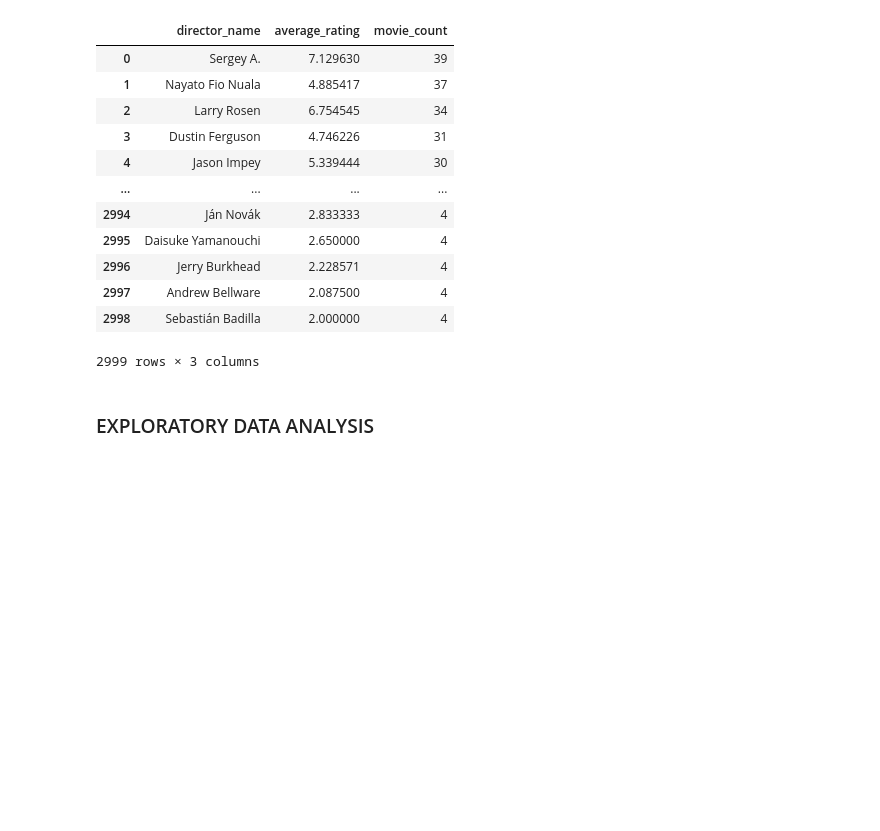
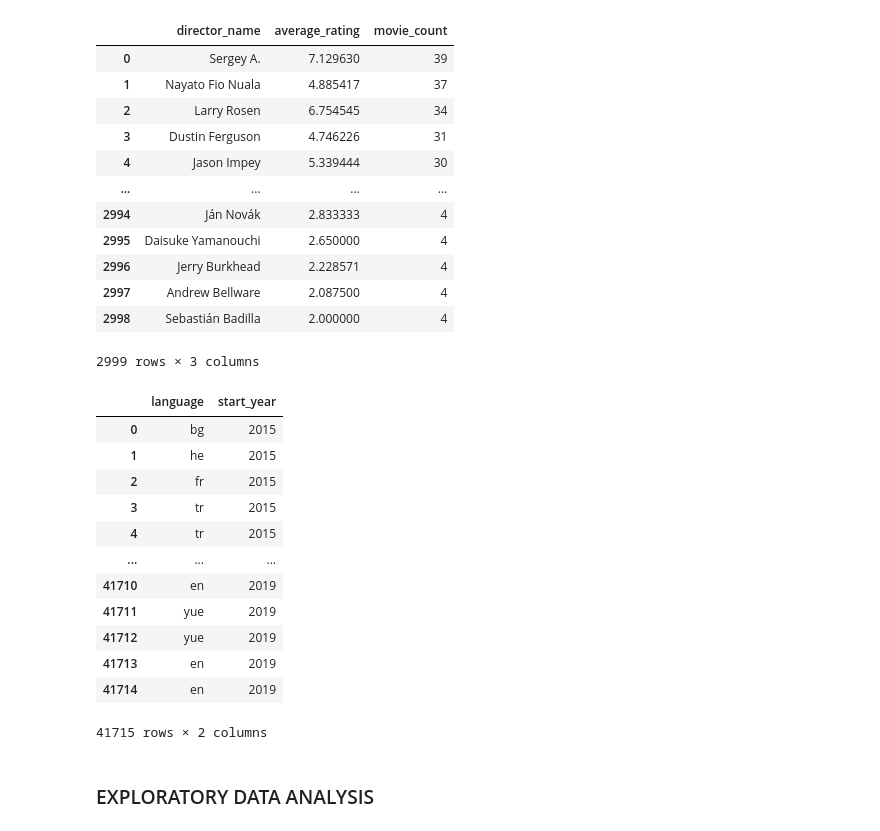
Before and after one commit to Sylvia-W-Mwangi/Phase_2_Project_G5, a Jupyter notebook: student.ipynb, the cells around one changed output. Saved outputs shown, nothing was run; the diff lists cells and outputs as text; code cells hidden in the pictures; blank space fills up the shorter version.

```diff
--- a/student.ipynb
+++ b/student.ipynb
@@ -480,6 +482,31 @@ pd.read_sql(query_4, conn)
 | 2997 | Andrew Bellware | 2.087500 | 4 |
 | 2998 | Sebastián Badilla | 2.000000 | 4 |
 2999 rows × 3 columns
+# %%
+query_5 = '''
+SELECT ma.language, mb.start_year
+FROM movie_akas AS ma
+JOIN movie_basics AS mb
+ON ma.movie_id = mb.movie_id;
+'''
+
+language_df = pd.read_sql(query_5, conn)
+language_df = language_df.dropna()
+language_df.reset_index(drop=True)
+# %% [output]
+|  | language | start_year |
+| 0 | bg | 2015 |
+| 1 | he | 2015 |
+| 2 | fr | 2015 |
+| 3 | tr | 2015 |
+| 4 | tr | 2015 |
+| ... | ... | ... |
+| 41710 | en | 2019 |
+| 41711 | yue | 2019 |
+| 41712 | yue | 2019 |
+| 41713 | en | 2019 |
+| 41714 | en | 2019 |
+41715 rows × 2 columns
 # %% [markdown]
 ### EXPLORATORY DATA ANALYSIS
 # %%
```
Also changed, not shown: parts of 13 cells of this notebook, 1 other file.
